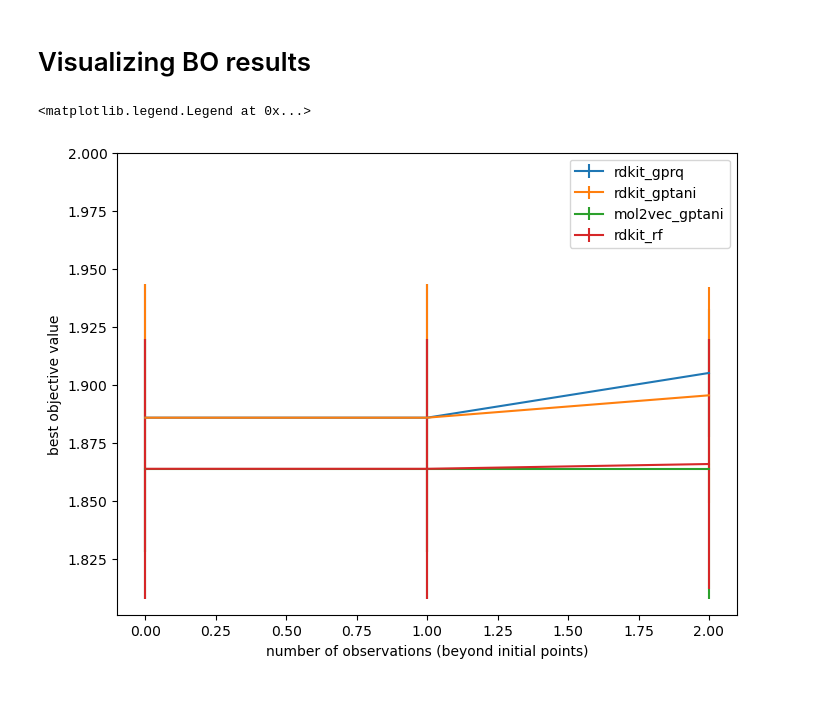
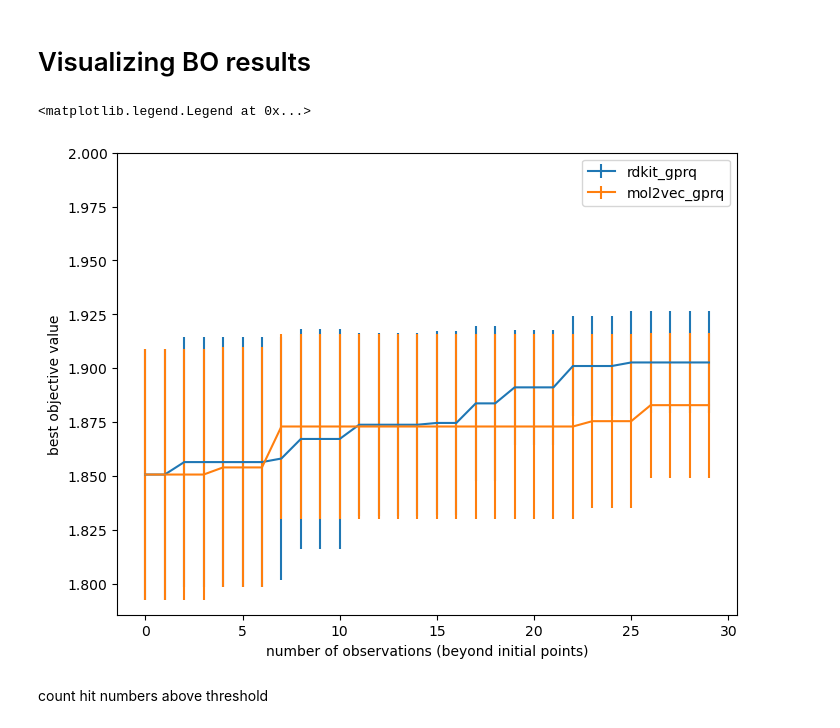
Before and after one commit to FrankWanger/ACBO-Feat, a Jupyter notebook: result_visualization.ipynb, the cells around one changed output. Drawn from its saved outputs; the diff is of its cells as text; code cells hidden in the pictures; blank space fills up the shorter version.

```diff
--- a/result_visualization.ipynb
+++ b/result_visualization.ipynb
@@ -4,43 +4,44 @@
 import numpy as np
 
 # read the npy data from results
-rdkit_gprq = np.load('./results/lipo_rdkit_ratio0.05_iter3_trial3GPRQ.npy', allow_pickle=True).item()
-rdkit_gptani = np.load('./results/lipo_rdkit_ratio0.05_iter3_trial3GPTanimoto.npy', allow_pickle=True).item()
+rdkit_gprq = np.load('./results/lipo_rdkit_ratio0.05_iter30_trial10GPRQ.npy', allow_pickle=True).item()
+rdkit_RF = np.load('./results/lipo_rdkit_ratio0.05_iter5_trial5RandomForest.npy', allow_pickle=True).item()
 
-
-mol2vec_RF = np.load('./results/lipo_mol2vec_ratio0.05_iter3_trial2RandomForest.npy', allow_pickle=True).item()
-mol2vec_gptani = np.load('./results/lipo_mol2vec_ratio0.05_iter3_trial2GPTanimoto.npy', allow_pickle=True).item()
+mol2vec_gprq = np.load('./results/lipo_mol2vec_ratio0.05_iter30_trial10GPRQ.npy', allow_pickle=True).item()
+mol2vec_RF = np.load('./results/lipo_mol2vec_ratio0.05_iter5_trial5RandomForest.npy', allow_pickle=True).item()
 # %%
 num_trial = len(rdkit_gprq['bests_over_trials'])
 num_iter = len(rdkit_gprq['bests_over_trials'][0])
 
 rdkit_gprq_best_observed = np.array(rdkit_gprq['bests_over_trials'])
-rdkit_gptani_best_observed = np.array(rdkit_gptani['bests_over_trials'])
+rdkit_RF_best_observed = np.array(rdkit_RF['bests_over_trials'])
+mol2vec_gprq_best_observed = np.array(mol2vec_gprq['bests_over_trials'])
 mol2vec_RF_best_observed = np.array(mol2vec_RF['bests_over_trials'])
-mol2vec_gptani_best_observed = np.array(mol2vec_gptani['bests_over_trials'])
 # %%
 import matplotlib.pyplot as plt
 import pandas as pd
 import seaborn as sns
 def ci(y):
     return 1.96 * y.std(axis=0) / np.sqrt(num_trial)
 
 #plot the df data and add
 fig, ax = plt.subplots(1, 1, figsize=(8, 6))
 #plot errorbar from the mean and std of the best observed value
 ax.errorbar(x=np.arange(num_iter), y=rdkit_gprq_best_observed.mean(axis=0), yerr=ci(rdkit_gprq_best_observed), label="rdkit_gprq", linewidth=1.5)
-ax.errorbar(x=np.arange(num_iter), y=rdkit_gptani_best_observed.mean(axis=0), yerr=ci(rdkit_gptani_best_observed), label="rdkit_gptani", linewidth=1.5)
-ax.errorbar(x=np.arange(num_iter), y=mol2vec_gptani_best_observed.mean(axis=0), yerr=ci(mol2vec_gptani_best_observed), label="mol2vec_gptani", linewidth=1.5)
-ax.errorbar(x=np.arange(num_iter), y=mol2vec_RF_best_observed.mean(axis=0), yerr=ci(mol2vec_RF_best_observed), label="mol2vec_rf", linewidth=1.5)
+#ax.errorbar(x=np.arange(num_iter), y=rdkit_RF_best_observed.mean(axis=0), yerr=ci(rdkit_RF_best_observed), label="rdkit_rf", linewidth=1.5)
+ax.errorbar(x=np.arange(num_iter), y=mol2vec_gprq_best_observed.mean(axis=0), yerr=ci(mol2vec_gprq_best_observed), label="mol2vec_gprq", linewidth=1.5)
+#ax.errorbar(x=np.arange(num_iter), y=mol2vec_RF_best_observed.mean(axis=0), yerr=ci(mol2vec_RF_best_observed), label="mol2vec_rf", linewidth=1.5)
 
 
 #set labels
 ax.set(
     xlabel="number of observations (beyond initial points)",
     ylabel="best objective value",
 )
 ax.set_ylim(top=2.0)
 ax.legend(loc="upper right")
 # %% [output]
 <matplotlib.legend.Legend at 0x...>
-[figure, old version]
+[figure, new version]
+# %% [markdown]
+count hit numbers above threshold
```
Also changed, not shown: parts of 2 cells of this notebook, 20 other files.
